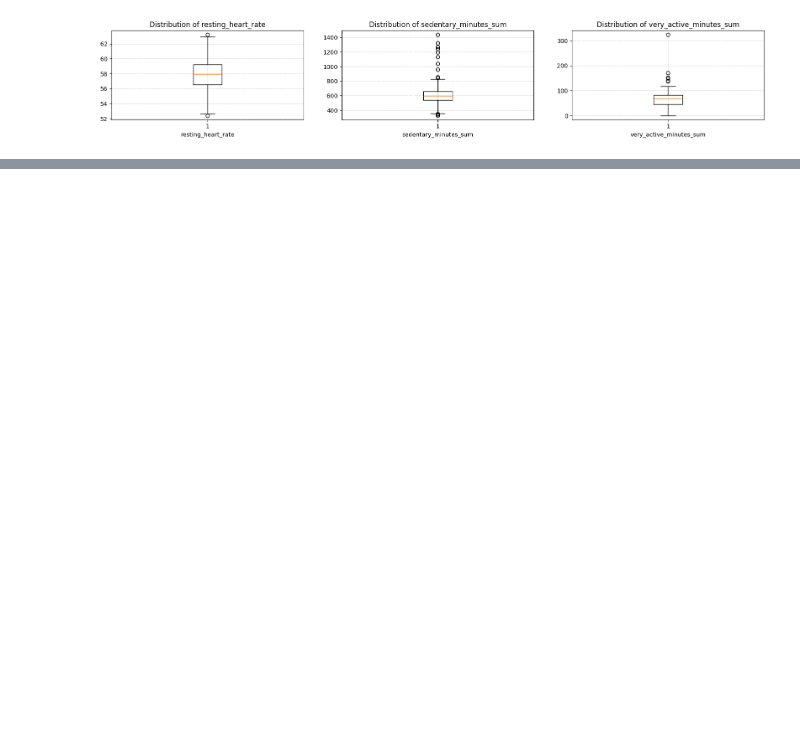
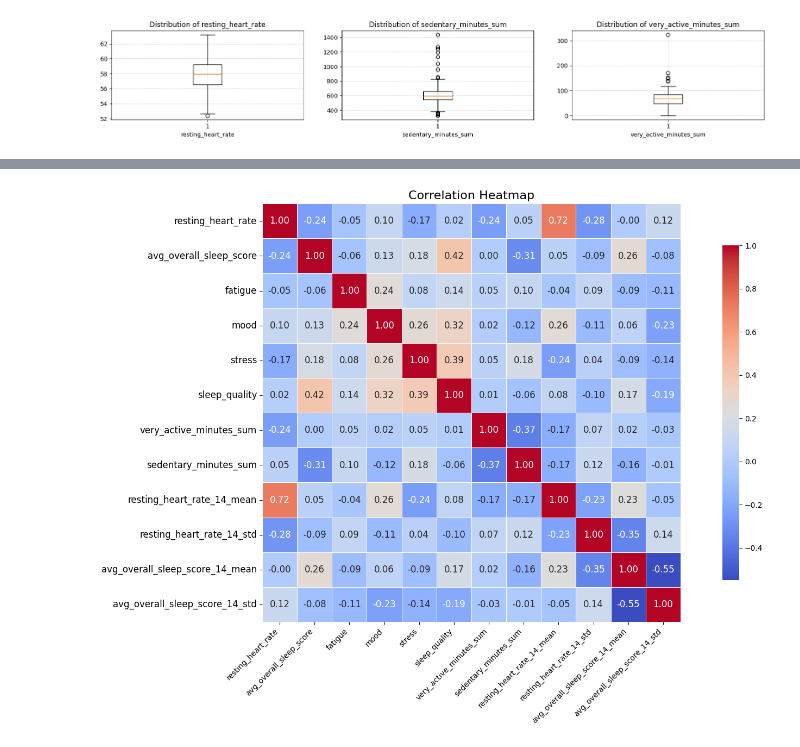
Before and after one commit to ahmedhanifc/DSAI3301---Physiological-Signals-Mental-Health-Assessment, a Jupyter notebook: analysis_v2.ipynb, the cells around one changed output, grey strips where cells are left out. Drawn from its saved outputs; the diff is of its cells as text; code cells hidden in the pictures; blank space fills up the shorter version.

```diff
--- a/analysis_v2.ipynb
+++ b/analysis_v2.ipynb
@@ -172,0 +169,4 @@ plot_bivariate_distribution(df, ["fatigue", "mood"], target="Is_High_Risk_Next_7
+# %%
+plot_distribution(df_eda, X_columns, type = "heatmap", save_path="14thJune2025_p07_heatmap.png")
+# %% [output]
+[figure, added]
```
Also changed, not shown: parts of 7 cells of this notebook, 1 other file.
